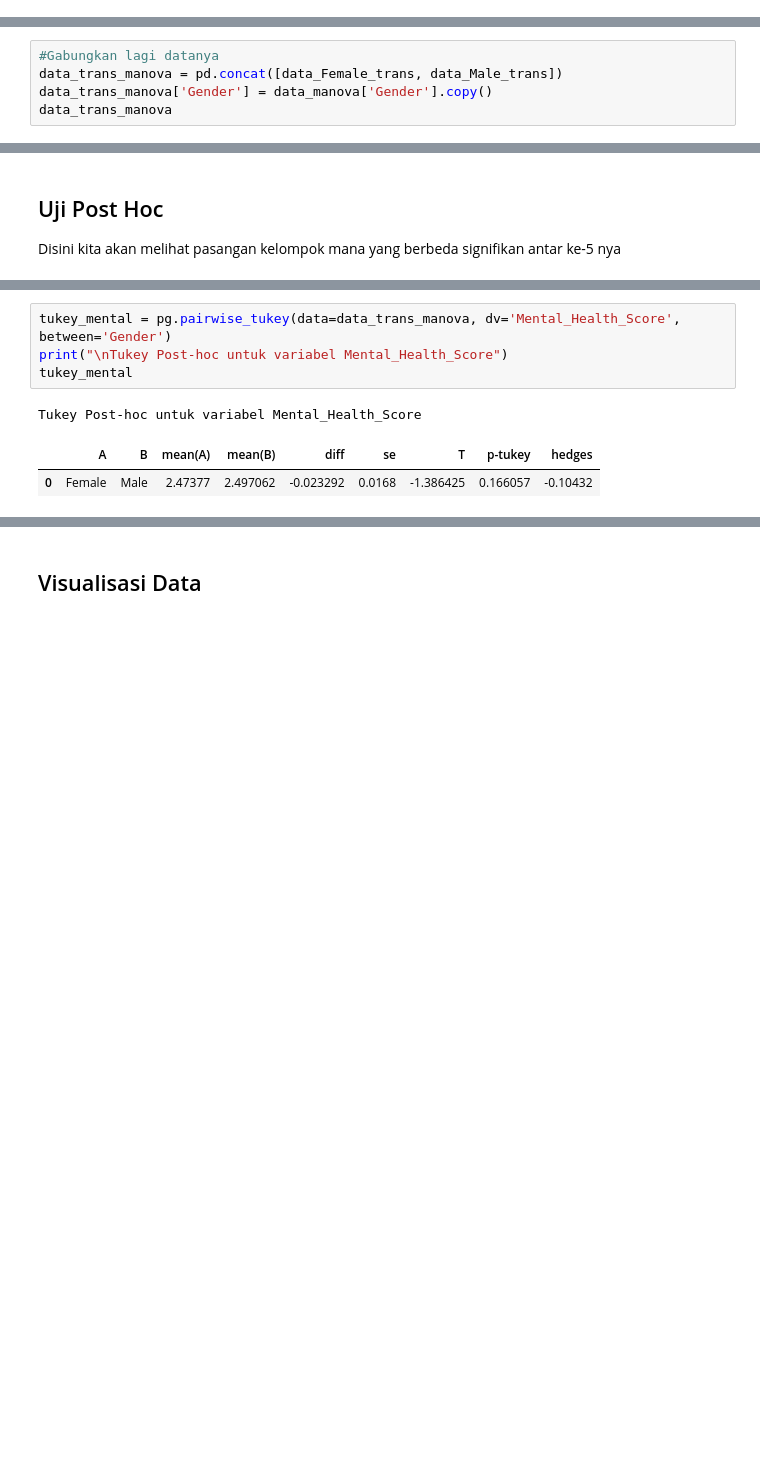
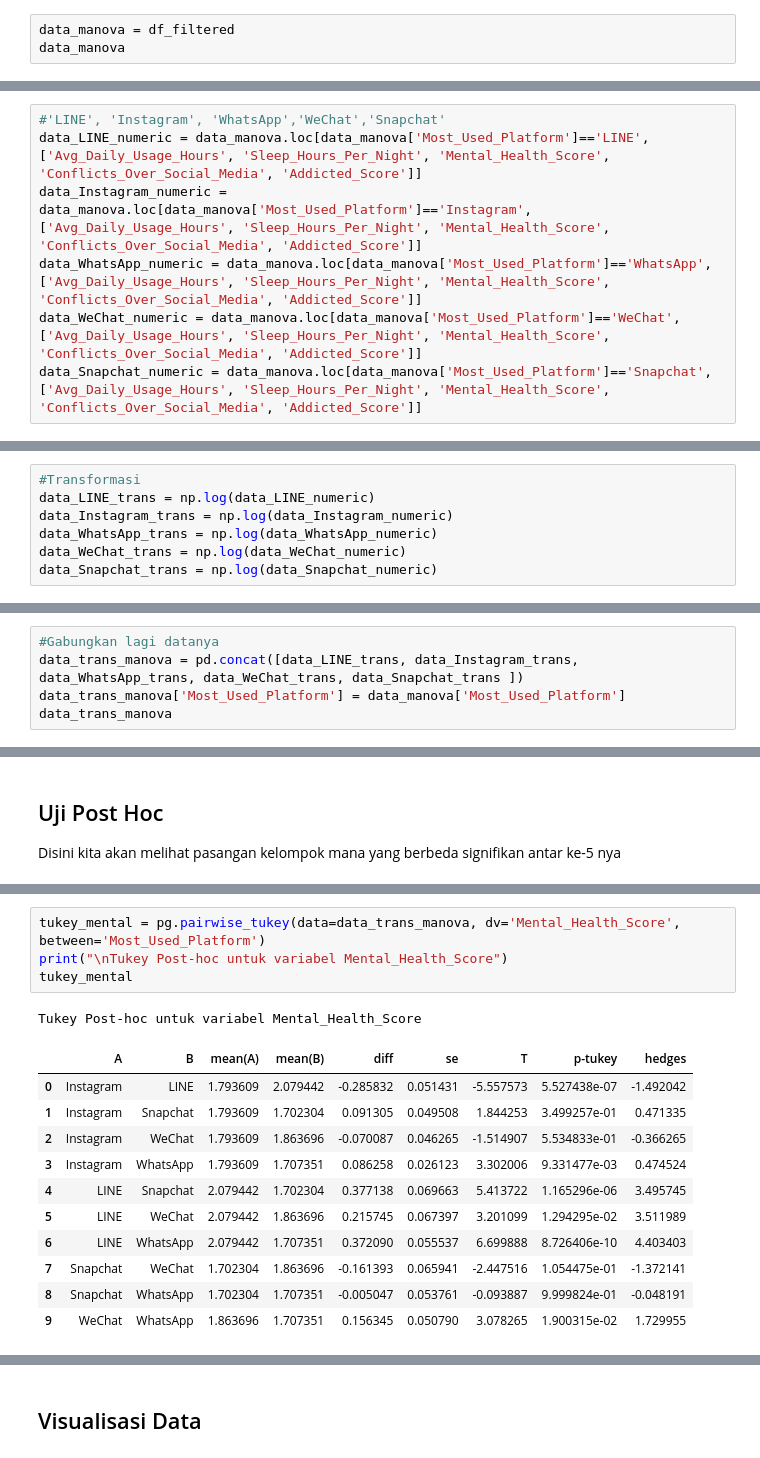
Before and after one commit to ahdann/Analisis-Manova, a Jupyter notebook: Analisis_Manova_Media_Sosial_Mahasiswa.ipynb, the cells around one changed output, grey strips where cells are left out. Saved outputs shown, nothing was run; the diff lists cells and outputs as text; blank space fills up the shorter version.

```diff
--- a/Analisis_Manova_Media_Sosial_Mahasiswa.ipynb
+++ b/Analisis_Manova_Media_Sosial_Mahasiswa.ipynb
@@ -58,0 +67,3 @@ data_manova
+# %%
+data_manova = df_filtered
+data_manova
@@ -64 +86,8 @@ data_Male_numeric = data_manova.loc[data_manova['Gender']=='Male', ['Avg_Daily_U
+# %%
+#'LINE', 'Instagram', 'WhatsApp','WeChat','Snapchat'
+data_LINE_numeric = data_manova.loc[data_manova['Most_Used_Platform']=='LINE', ['Avg_Daily_Usage_Hours', 'Sleep_Hours_Per_Night', 'Mental_Health_Score', 'Conflicts_Over_Social_Media', 'Addicted_Score']]
+data_Instagram_numeric = data_manova.loc[data_manova['Most_Used_Platform']=='Instagram', ['Avg_Daily_Usage_Hours', 'Sleep_Hours_Per_Night', 'Mental_Health_Score', 'Conflicts_Over_Social_Media', 'Addicted_Score']]
+data_WhatsApp_numeric = data_manova.loc[data_manova['Most_Used_Platform']=='WhatsApp', ['Avg_Daily_Usage_Hours', 'Sleep_Hours_Per_Night', 'Mental_Health_Score', 'Conflicts_Over_Social_Media', 'Addicted_Score']]
+data_WeChat_numeric = data_manova.loc[data_manova['Most_Used_Platform']=='WeChat', ['Avg_Daily_Usage_Hours', 'Sleep_Hours_Per_Night', 'Mental_Health_Score', 'Conflicts_Over_Social_Media', 'Addicted_Score']]
+data_Snapchat_numeric = data_manova.loc[data_manova['Most_Used_Platform']=='Snapchat', ['Avg_Daily_Usage_Hours', 'Sleep_Hours_Per_Night', 'Mental_Health_Score', 'Conflicts_Over_Social_Media', 'Addicted_Score']]
 # %%
@@ -76,3 +107,10 @@ data_Male_trans = np.sqrt(data_Male_numeric)
+# %%
+#Transformasi
+data_LINE_trans = np.log(data_LINE_numeric)
+data_Instagram_trans = np.log(data_Instagram_numeric)
+data_WhatsApp_trans = np.log(data_WhatsApp_numeric)
+data_WeChat_trans = np.log(data_WeChat_numeric)
+data_Snapchat_trans = np.log(data_Snapchat_numeric)
 # %% [markdown]
 Lalu lakukan lagi uji normalitas multivariatnya
 # %%
@@ -85,8 +129,8 @@ Uji normalitas multivariat Male:  HZResults(hz=np.float64(11.817544915181674), p
 ## Uji Homogenitas
 # %%
 #Gabungkan lagi datanya
-data_trans_manova = pd.concat([data_Female_trans, data_Male_trans])
-data_trans_manova['Gender'] = data_manova['Gender'].copy()
+data_trans_manova = pd.concat([data_LINE_trans, data_Instagram_trans, data_WhatsApp_trans, data_WeChat_trans, data_Snapchat_trans ])
+data_trans_manova['Most_Used_Platform'] = data_manova['Most_Used_Platform']
 data_trans_manova
 # %% [output]
 |  | Avg_Daily_Usage_Hours | Sleep_Hours_Per_Night | Mental_Health_Score | Conflicts_Over_Social_Media | Addicted_Score | ... |
@@ -160,9 +258,18 @@ Tukey Post-hoc untuk variabel Sleep_Hours_Per_Night
 # %%
-tukey_mental = pg.pairwise_tukey(data=data_trans_manova, dv='Mental_Health_Score', between='Gender')
+tukey_mental = pg.pairwise_tukey(data=data_trans_manova, dv='Mental_Health_Score', between='Most_Used_Platform')
 print("\nTukey Post-hoc untuk variabel Mental_Health_Score")
 tukey_mental
 # %% [output]
 Tukey Post-hoc untuk variabel Mental_Health_Score
 |  | A | B | mean(A) | mean(B) | diff | se | T | p-tukey | hedges |
-| 0 | Female | Male | 2.47377 | 2.497062 | -0.023292 | 0.0168 | -1.386425 | 0.166057 | -0.10432 |
+| 0 | Instagram | LINE | 1.793609 | 2.079442 | -0.285832 | 0.051431 | -5.557573 | 5.527438e-07 | -1.492042 |
+| 1 | Instagram | Snapchat | 1.793609 | 1.702304 | 0.091305 | 0.049508 | 1.844253 | 3.499257e-01 | 0.471335 |
+| 2 | Instagram | WeChat | 1.793609 | 1.863696 | -0.070087 | 0.046265 | -1.514907 | 5.534833e-01 | -0.366265 |
+| 3 | Instagram | WhatsApp | 1.793609 | 1.707351 | 0.086258 | 0.026123 | 3.302006 | 9.331477e-03 | 0.474524 |
+| 4 | LINE | Snapchat | 2.079442 | 1.702304 | 0.377138 | 0.069663 | 5.413722 | 1.165296e-06 | 3.495745 |
+| 5 | LINE | WeChat | 2.079442 | 1.863696 | 0.215745 | 0.067397 | 3.201099 | 1.294295e-02 | 3.511989 |
+| 6 | LINE | WhatsApp | 2.079442 | 1.707351 | 0.372090 | 0.055537 | 6.699888 | 8.726406e-10 | 4.403403 |
+| 7 | Snapchat | WeChat | 1.702304 | 1.863696 | -0.161393 | 0.065941 | -2.447516 | 1.054475e-01 | -1.372141 |
+| 8 | Snapchat | WhatsApp | 1.702304 | 1.707351 | -0.005047 | 0.053761 | -0.093887 | 9.999824e-01 | -0.048191 |
+| 9 | WeChat | WhatsApp | 1.863696 | 1.707351 | 0.156345 | 0.050790 | 3.078265 | 1.900315e-02 | 1.729955 |
 # %%
```
Also changed, not shown: parts of 24 cells of this notebook.
